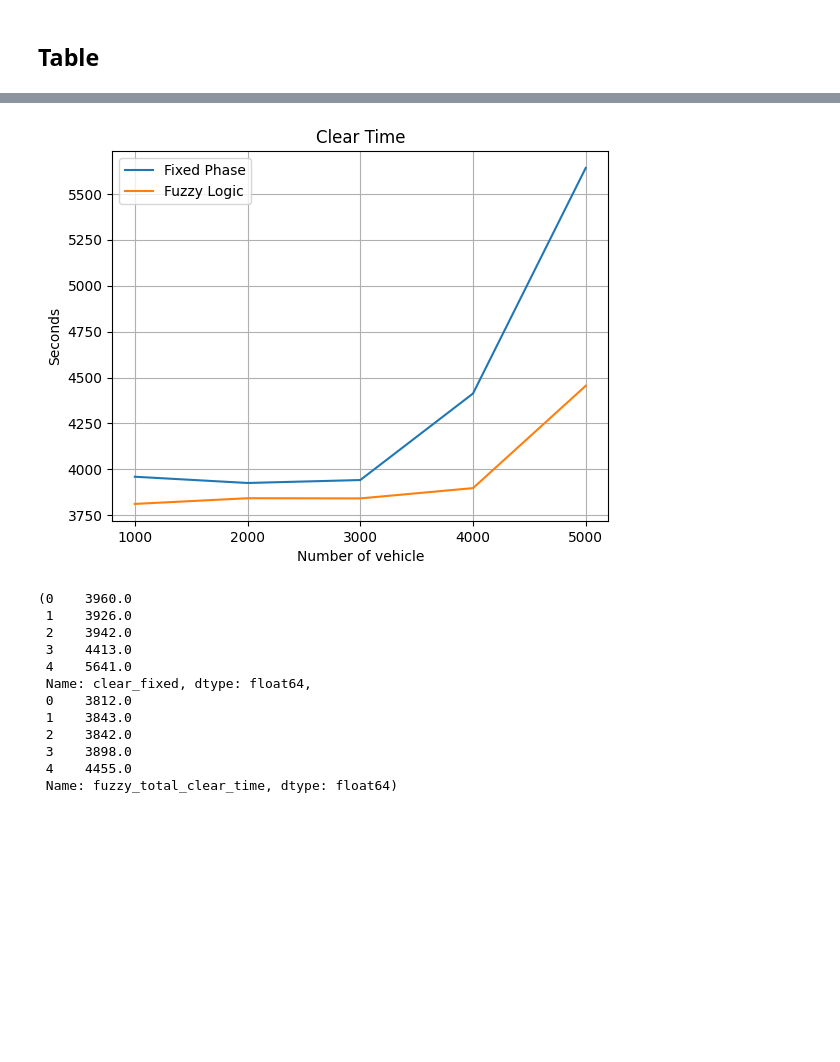
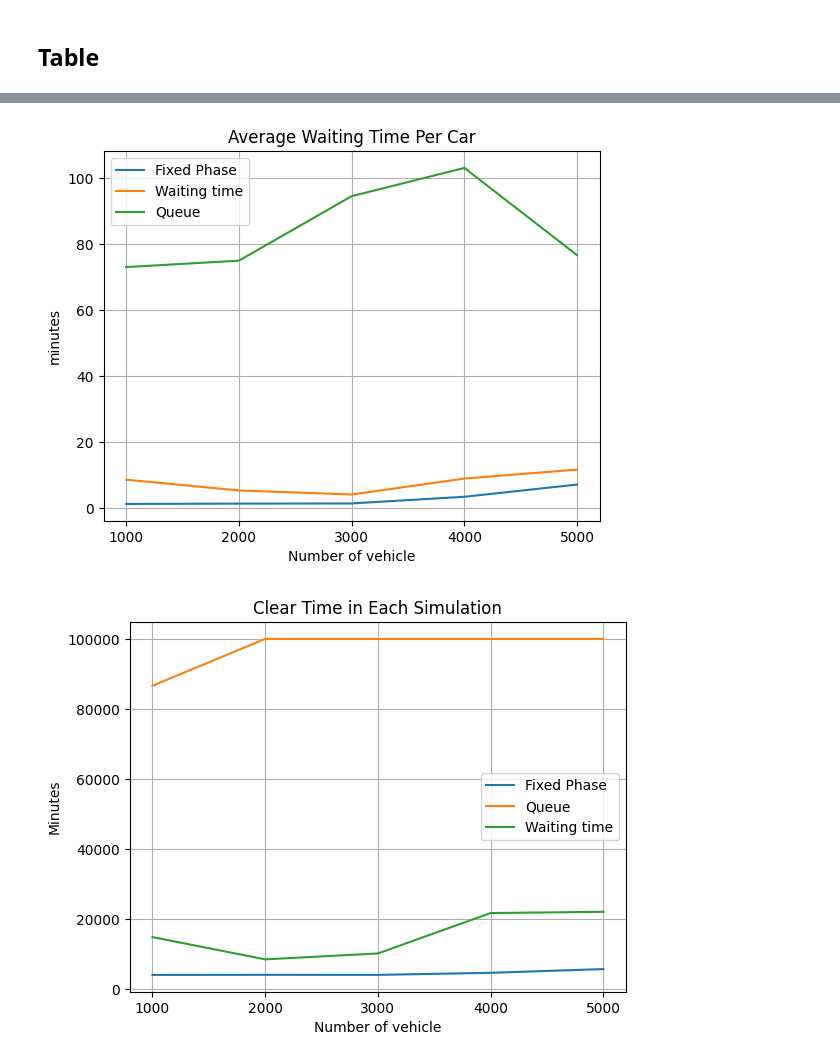
Before and after one commit to giftnichakul/deeprl-traffic-control, a Jupyter notebook: main.ipynb, the cells around one changed output, grey strips where cells are left out. Cells and saved outputs as stored; diff of their text form; code cells hidden in the pictures; blank space fills up the shorter version.

```diff
--- a/main.ipynb
+++ b/main.ipynb
@@ -146,6 +189,6 @@ plt.show()
 # %%
 plt.plot(df['vehicle per hour'], df['clear_fixed'], label = "Fixed Phase")
-plt.plot(df['vehicle per hour'], df['fuzzy_total_clear_time'], label = "Fuzzy Logic")
+plt.plot(df['vehicle per hour'], df['fuzzy_proportion_clear_time'], label = "Proportion Logic")
 plt.xticks(df['vehicle per hour'])
 plt.xlabel('Number of vehicle')
 plt.ylabel('Seconds')
@@ -153,42 +196,31 @@ plt.title('Clear Time')
 plt.grid()
 plt.legend()
 plt.show()
-# %% [output]
-[figure, removed]
-# %%
-df['clear_fixed'], df['fuzzy_total_clear_time']
-# %% [output]
-(0    3960.0
- 1    3926.0
- 2    3942.0
- 3    4413.0
- 4    5641.0
- Name: clear_fixed, dtype: float64,
- 0    3812.0
- 1    3843.0
- 2    3842.0
- 3    3898.0
- 4    4455.0
- Name: fuzzy_total_clear_time, dtype: float64)
 # %%
 df = pd.read_csv('./saint_paul/1.0hour/result.csv')
 
-plt.plot(df['Vehicle Per Hour'], df['waiting_fixed'], label = "Fixed Phase")
-plt.plot(df['Vehicle Per Hour'], df['queue_3000_waiting_predict'], label = "Queue")
-plt.plot(df['Vehicle Per Hour'], df['diff-waiting-time_3000_waiting_predict'], label = "Waiting time")
-plt.plot(df['Vehicle Per Hour'], df['pressure_3000_waiting_predict'], label = "Pressure")
-plt.plot(df['Vehicle Per Hour'], df['average-speed_3000_waiting_predict'], label = "Average Speed")
+plt.plot(df['Vehicle Per Hour'], df['waiting_fixed']/df['Vehicle Per Hour']/60, label = "Fixed Phase")
+plt.plot(df['Vehicle Per Hour'], df['diff-waiting-time_4000_waiting_predict']/df['Vehicle Per Hour']/60, label = "Waiting time")
+plt.plot(df['Vehicle Per Hour'], df['queue_4000_waiting_predict']/df['Vehicle Per Hour']/60, label = "Queue")
 plt.xticks(df['Vehicle Per Hour'])
+plt.xlabel('Number of vehicle')
+plt.ylabel('minutes')
+plt.title('Average Waiting Time Per Car')
 plt.grid()
 plt.legend()
 plt.show()
+# %% [output]
+[figure, added]
 # %%
 plt.plot(df['Vehicle Per Hour'], df['clear_fixed'], label = "Fixed Phase")
-plt.plot(df['Vehicle Per Hour'], df['queue_3000_clear_predict'], label = "Queue")
-plt.plot(df['Vehicle Per Hour'], df['diff-waiting-time_3000_clear_predict'], label = "Waiting time")
-plt.plot(df['Vehicle Per Hour'], df['pressure_3000_clear_predict'], label = "Pressure")
-plt.plot(df['Vehicle Per Hour'], df['average-speed_3000_clear_predict'], label = "Average Speed")
+plt.plot(df['Vehicle Per Hour'], df['queue_4000_clear_predict'], label = "Queue")
+plt.plot(df['Vehicle Per Hour'], df['diff-waiting-time_4000_clear_predict'], label = "Waiting time")
 plt.xticks(df['Vehicle Per Hour'])
+plt.xlabel('Number of vehicle')
+plt.ylabel('Minutes')
+plt.title('Clear Time in Each Simulation')
 plt.grid()
 plt.legend()
 plt.show()
+# %% [output]
+[figure, added]
```
Also changed, not shown: parts of 15 cells of this notebook, 8 other files.
